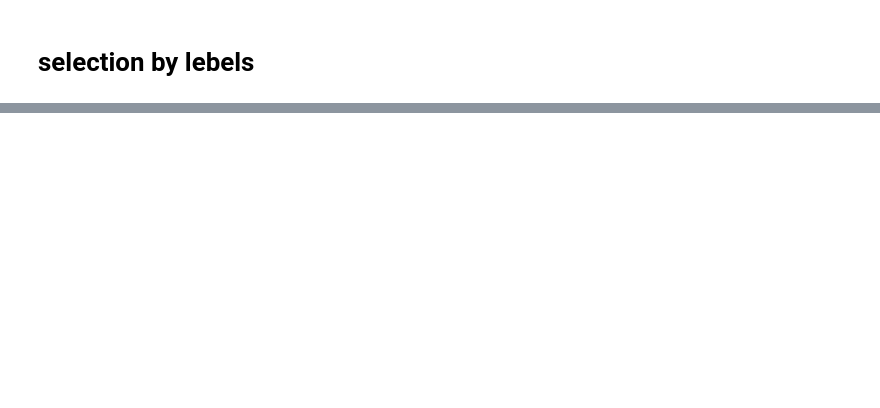
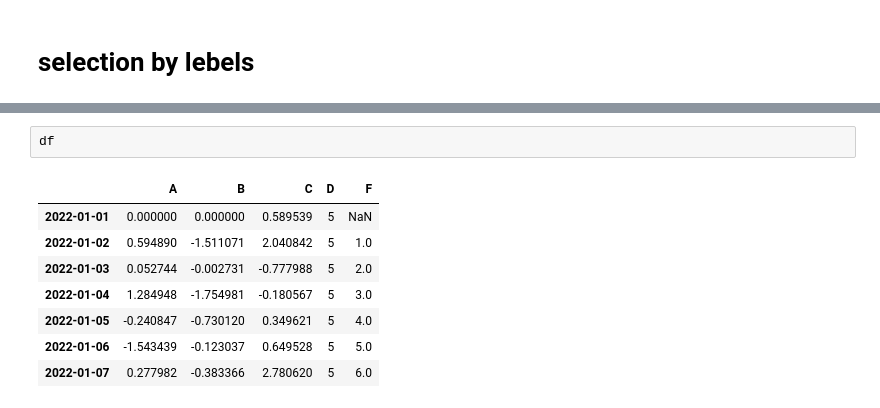
Before and after one commit to Firstgit0/EDA, a Jupyter notebook: Pandas_documentation.ipynb, the cells around one changed output, grey strips where cells are left out. Drawn from its saved outputs; the diff is of its cells as text; blank space fills up the shorter version.

```diff
--- a/Pandas_documentation.ipynb
+++ b/Pandas_documentation.ipynb
@@ -504,0 +591,11 @@ df2
+# %%
+df
+# %% [output]
+|  | A | B | C | D | F |
+| 2022-01-01 | 0.000000 | 0.000000 | 0.589539 | 5 | NaN |
+| 2022-01-02 | 0.594890 | -1.511071 | 2.040842 | 5 | 1.0 |
+| 2022-01-03 | 0.052744 | -0.002731 | -0.777988 | 5 | 2.0 |
+| 2022-01-04 | 1.284948 | -1.754981 | -0.180567 | 5 | 3.0 |
+| 2022-01-05 | -0.240847 | -0.730120 | 0.349621 | 5 | 4.0 |
+| 2022-01-06 | -1.543439 | -0.123037 | 0.649528 | 5 | 5.0 |
+| 2022-01-07 | 0.277982 | -0.383366 | 2.780620 | 5 | 6.0 |
```
Also changed, not shown: parts of 65 cells of this notebook.
